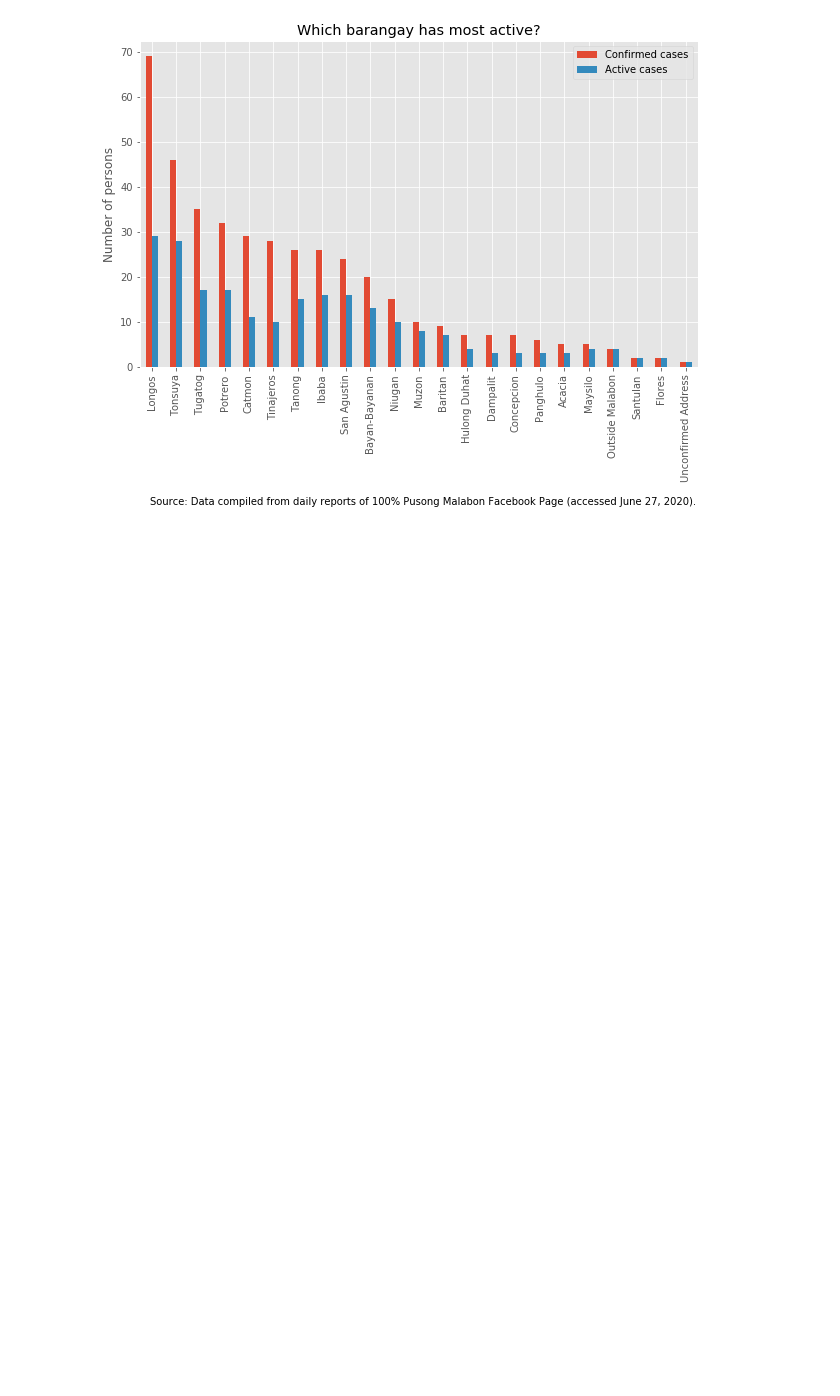
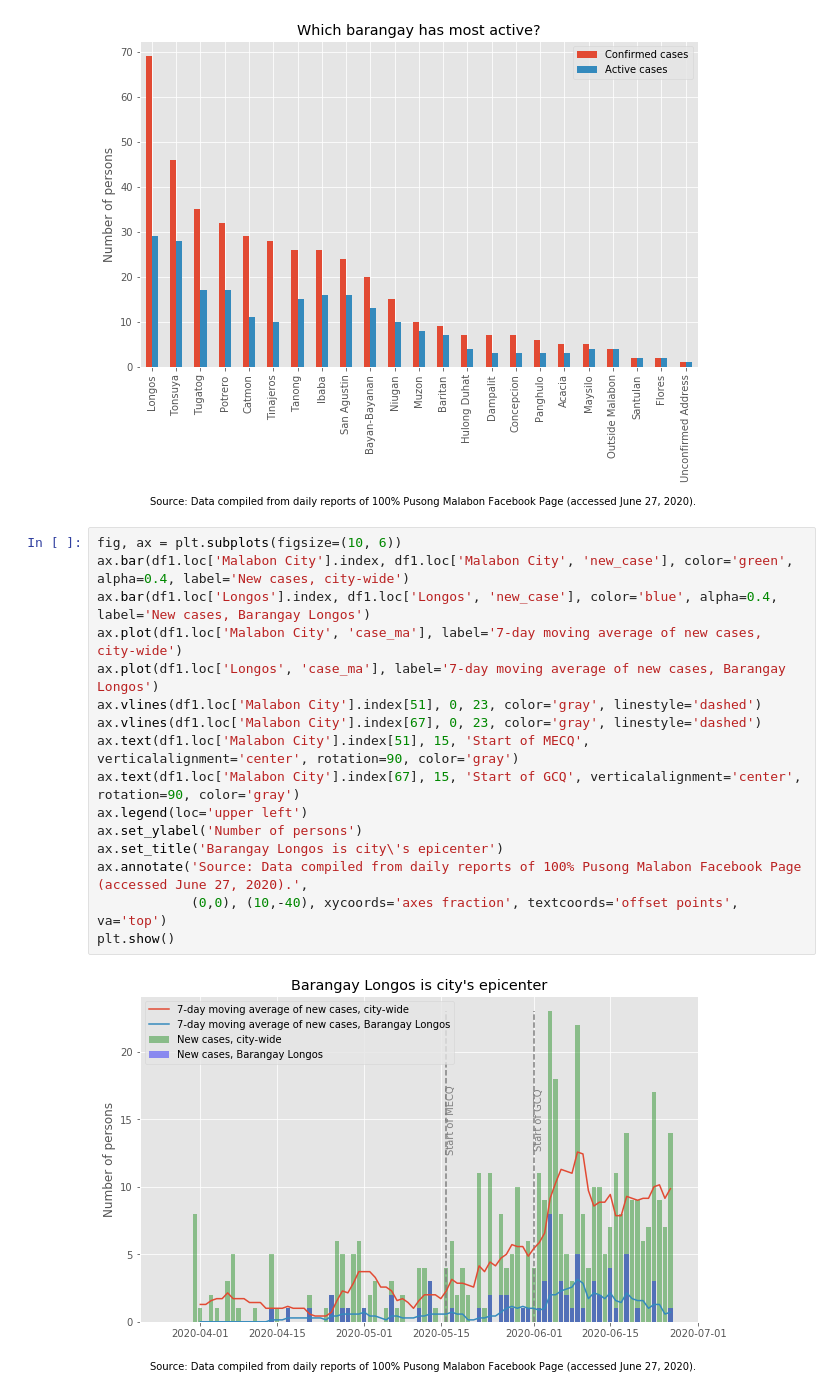
Before and after one commit to jessonpagaduan/covid_malabon, a Jupyter notebook: malabon-covid19.ipynb, the cells around one changed output. Saved outputs shown, nothing was run; the diff lists cells and outputs as text; blank space fills up the shorter version.

```diff
--- a/malabon-covid19.ipynb
+++ b/malabon-covid19.ipynb
@@ -512,3 +512,21 @@ ax.annotate('Source: Data compiled from daily reports of 100% Pusong Malabon Fac
 plt.show()
 # %% [output]
 [figure]
+# %%
+fig, ax = plt.subplots(figsize=(10, 6))
+ax.bar(df1.loc['Malabon City'].index, df1.loc['Malabon City', 'new_case'], color='green', alpha=0.4, label='New cases, city-wide')
+ax.bar(df1.loc['Longos'].index, df1.loc['Longos', 'new_case'], color='blue', alpha=0.4, label='New cases, Barangay Longos')
+ax.plot(df1.loc['Malabon City', 'case_ma'], label='7-day moving average of new cases, city-wide')
+ax.plot(df1.loc['Longos', 'case_ma'], label='7-day moving average of new cases, Barangay Longos')
+ax.vlines(df1.loc['Malabon City'].index[51], 0, 23, color='gray', linestyle='dashed')
+ax.vlines(df1.loc['Malabon City'].index[67], 0, 23, color='gray', linestyle='dashed')
+ax.text(df1.loc['Malabon City'].index[51], 15, 'Start of MECQ', verticalalignment='center', rotation=90, color='gray')
+ax.text(df1.loc['Malabon City'].index[67], 15, 'Start of GCQ', verticalalignment='center', rotation=90, color='gray')
+ax.legend(loc='upper left')
+ax.set_ylabel('Number of persons')
+ax.set_title('Barangay Longos is city\'s epicenter')
+ax.annotate('Source: Data compiled from daily reports of 100% Pusong Malabon Facebook Page (accessed June 27, 2020).',
+            (0,0), (10,-40), xycoords='axes fraction', textcoords='offset points', va='top')
+plt.show()
+# %% [output]
+[figure, added]
```
Also changed, not shown: parts of 3 cells of this notebook.
